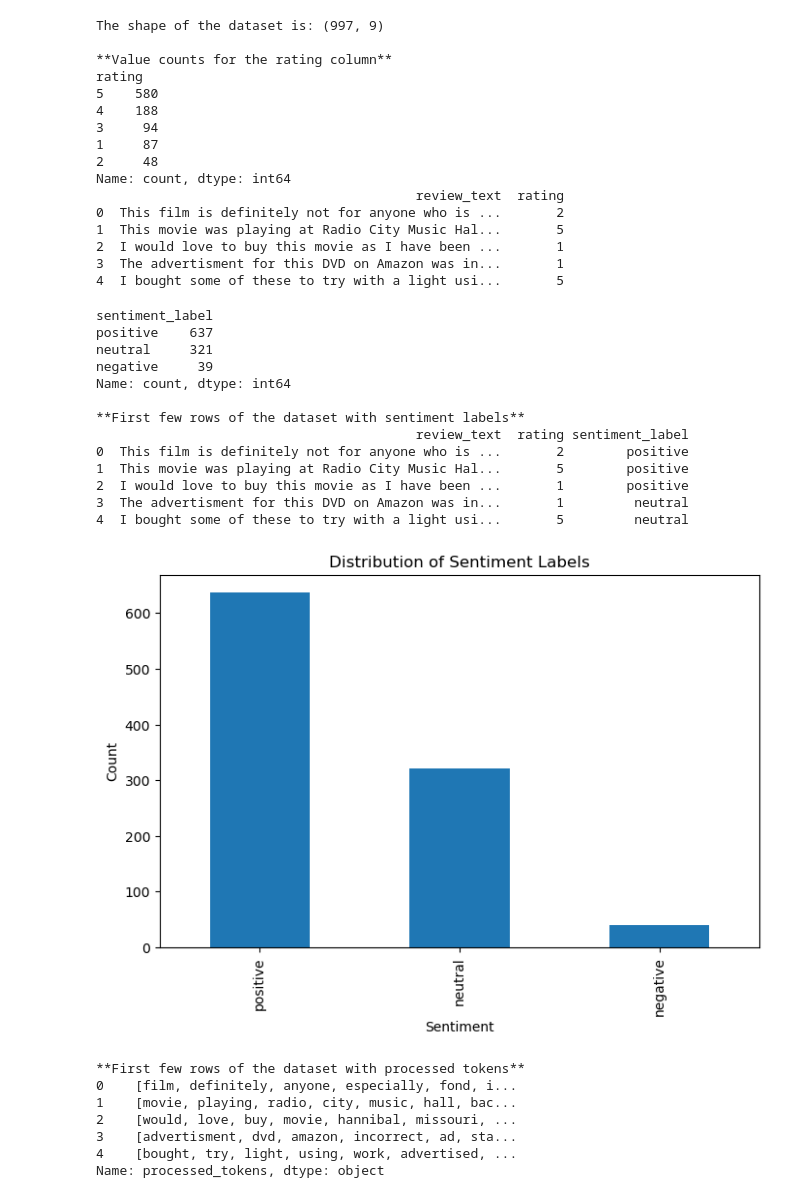
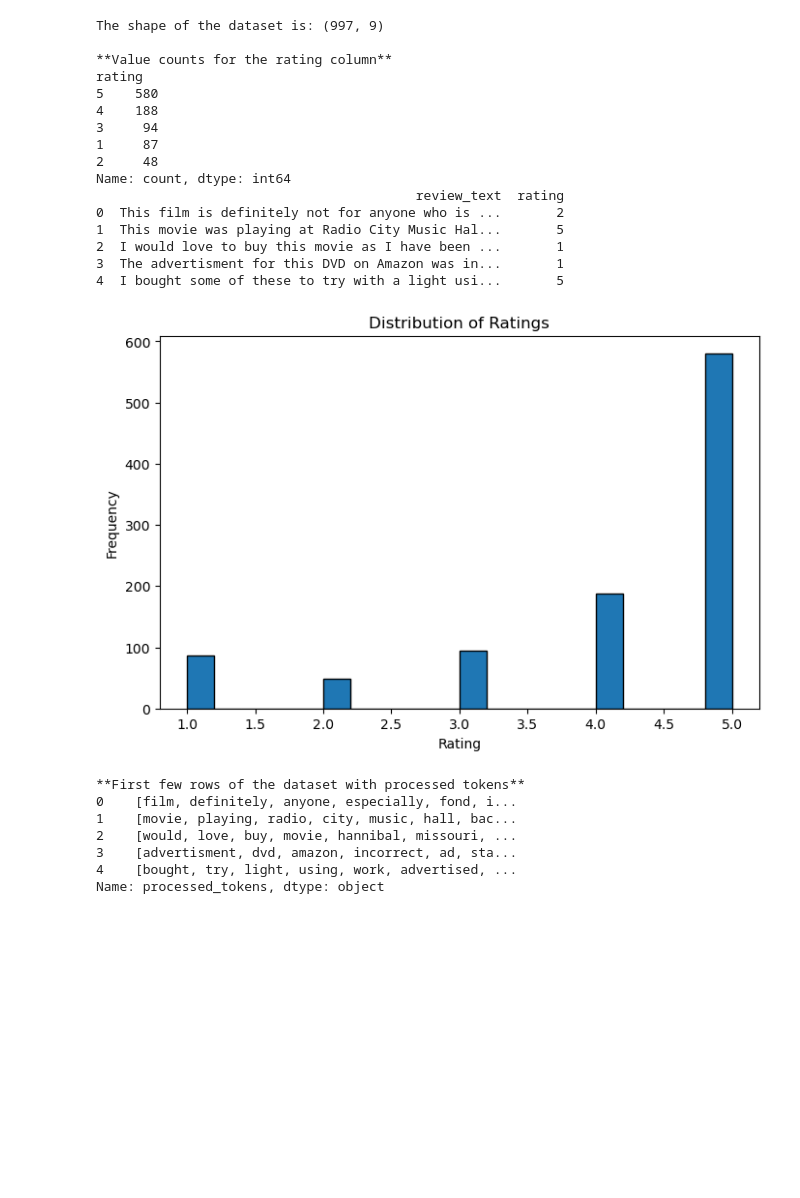
Before and after one commit to nyagayamonica/SummativeLab_AnalyticsFirmClients, a Jupyter notebook: C09_M08.ipynb, the cells around one changed output. Saved outputs shown, nothing was run; the diff lists cells and outputs as text; code cells hidden in the pictures; blank space fills up the shorter version.

```diff
--- a/C09_M08.ipynb
+++ b/C09_M08.ipynb
@@ -108,42 +108,16 @@ Name: count, dtype: int64
 2  I would love to buy this movie as I have been ...       1
 3  The advertisment for this DVD on Amazon was in...       1
 4  I bought some of these to try with a light usi...       5
-# %%
-# Add a sentiment label based on sentiment analysis
-
-df['sentiment_label'] = df['review_text'].apply(lambda x: 'negative'
-                                                if sia.polarity_scores(x)['compound'] <= -0.6
-                                                else 'positive'
-                                                if sia.polarity_scores(x)['compound'] >= 0.6
-                                                else 'neutral')
-
-print(df['sentiment_label'].value_counts())
-
-print("\n**First few rows of the dataset with sentiment labels**")
-print(df[['review_text', 'rating', 'sentiment_label']].head())
-
-#Visualize the distribution of sentiment labels
-plt.figure(figsize=(8, 5))
-df['sentiment_label'].value_counts().plot(kind='bar')
-plt.title('Distribution of Sentiment Labels')
-plt.xlabel('Sentiment')
-plt.ylabel('Count')
-plt.show()
-# %% [output]
-sentiment_label
-positive    637
-neutral     321
-negative     39
-Name: count, dtype: int64
-
-**First few rows of the dataset with sentiment labels**
-                                         review_text  rating sentiment_label
-0  This film is definitely not for anyone who is ...       2        positive
-1  This movie was playing at Radio City Music Hal...       5        positive
-2  I would love to buy this movie as I have been ...       1        positive
-3  The advertisment for this DVD on Amazon was in...       1         neutral
-4  I bought some of these to try with a light usi...       5         neutral
-[figure, removed]
+# %%
+#Visualize the distribution of ratings
+plt.figure(figsize=(8, 5))
+plt.hist(df['rating'], bins=20, edgecolor='black')
+plt.xlabel('Rating')
+plt.ylabel('Frequency')
+plt.title('Distribution of Ratings')
+plt.show()
+# %% [output]
+[figure, added]
 # %%
 
 
```
Also changed, not shown: parts of 2 cells of this notebook, 1 other file.
